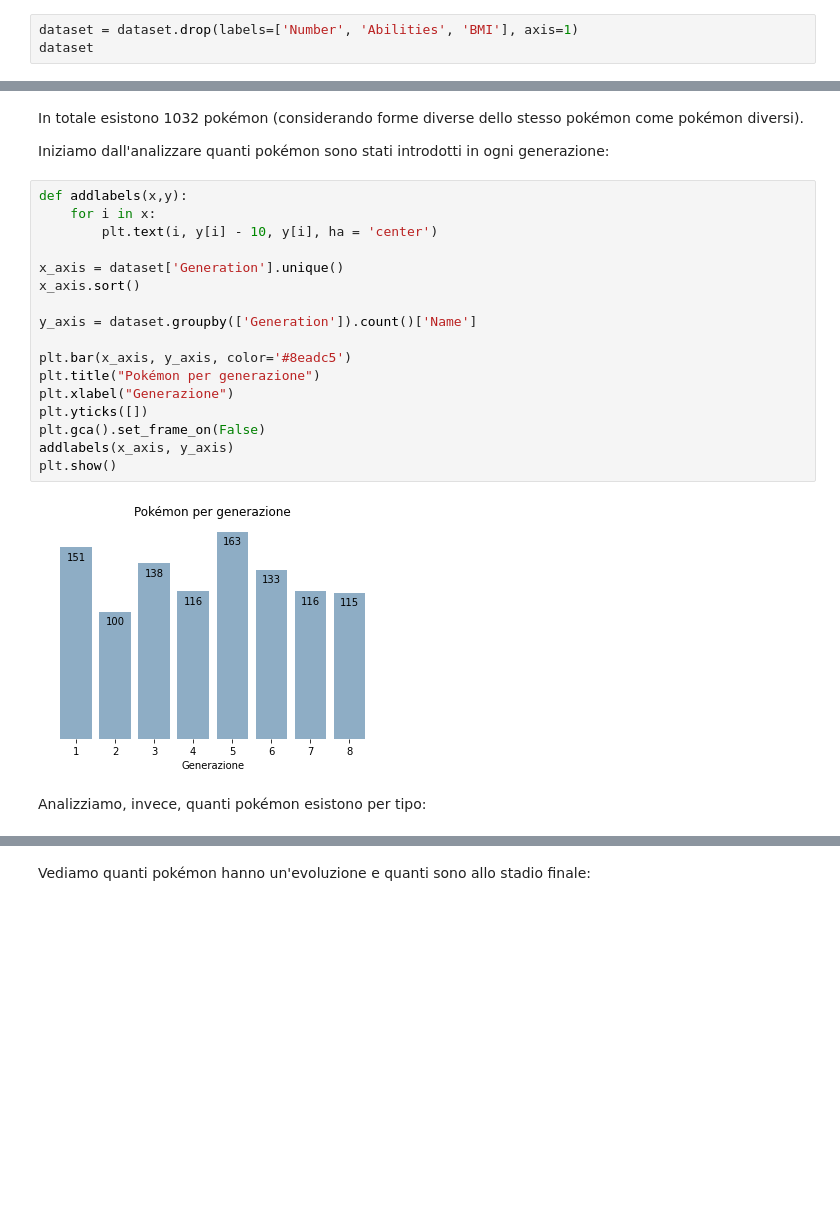
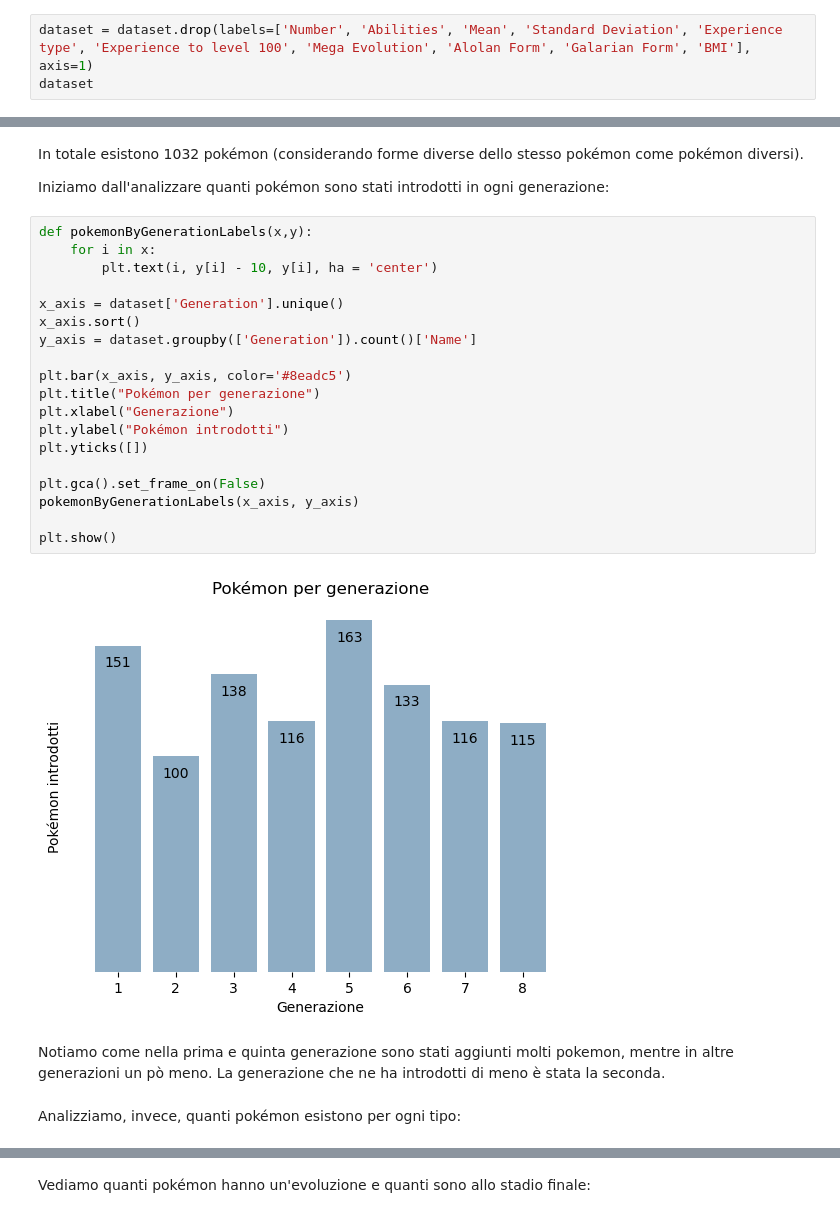
Before and after one commit to Mantotheale/PokemonScientificVisualization, a Jupyter notebook: Pokemon_notebook.ipynb, the cells around one changed output, grey strips where cells are left out. Cells and saved outputs as stored; diff of their text form; blank space fills up the shorter version.

```diff
--- a/Pokemon_notebook.ipynb
+++ b/Pokemon_notebook.ipynb
@@ -57,5 +58,5 @@ Decidiamo di non considerare i campi 'Numero di Pokédex', 'Possibili abilità'
 # %%
-dataset = dataset.drop(labels=['Number', 'Abilities', 'BMI'], axis=1)
+dataset = dataset.drop(labels=['Number', 'Abilities', 'Mean', 'Standard Deviation', 'Experience type', 'Experience to level 100', 'Mega Evolution', 'Alolan Form', 'Galarian Form', 'BMI'], axis=1)
 dataset
 # %% [output]
 |  | Name | Type 1 | Type 2 | HP | Att | Def | Spa | Spd | Spe | BST | ... | ... |
@@ -76,26 +77,30 @@ In totale esistono 1032 pokémon (considerando forme diverse dello stesso pokém
 
 Iniziamo dall'analizzare quanti pokémon sono stati introdotti in ogni generazione:
 # %%
-def addlabels(x,y):
+def pokemonByGenerationLabels(x,y):
     for i in x:
         plt.text(i, y[i] - 10, y[i], ha = 'center')
 
 x_axis = dataset['Generation'].unique()
 x_axis.sort()
-
 y_axis = dataset.groupby(['Generation']).count()['Name']
 
 plt.bar(x_axis, y_axis, color='#8eadc5')
 plt.title("Pokémon per generazione")
 plt.xlabel("Generazione")
+plt.ylabel("Pokémon introdotti")
 plt.yticks([])
+
 plt.gca().set_frame_on(False)
-addlabels(x_axis, y_axis)
+pokemonByGenerationLabels(x_axis, y_axis)
+
 plt.show()
 # %% [output]
-[figure, old version]
+[figure, new version]
+# %% [markdown]
+Notiamo come nella prima e quinta generazione sono stati aggiunti molti pokemon, mentre in altre generazioni un pò meno. La generazione che ne ha introdotti di meno è stata la seconda.
 # %% [markdown]
-Analizziamo, invece, quanti pokémon esistono per tipo:
+Analizziamo, invece, quanti pokémon esistono per ogni tipo:
 # %%
 types = dataset['Type 1'].unique()
 
```
Also changed, not shown: parts of 4 cells of this notebook.
